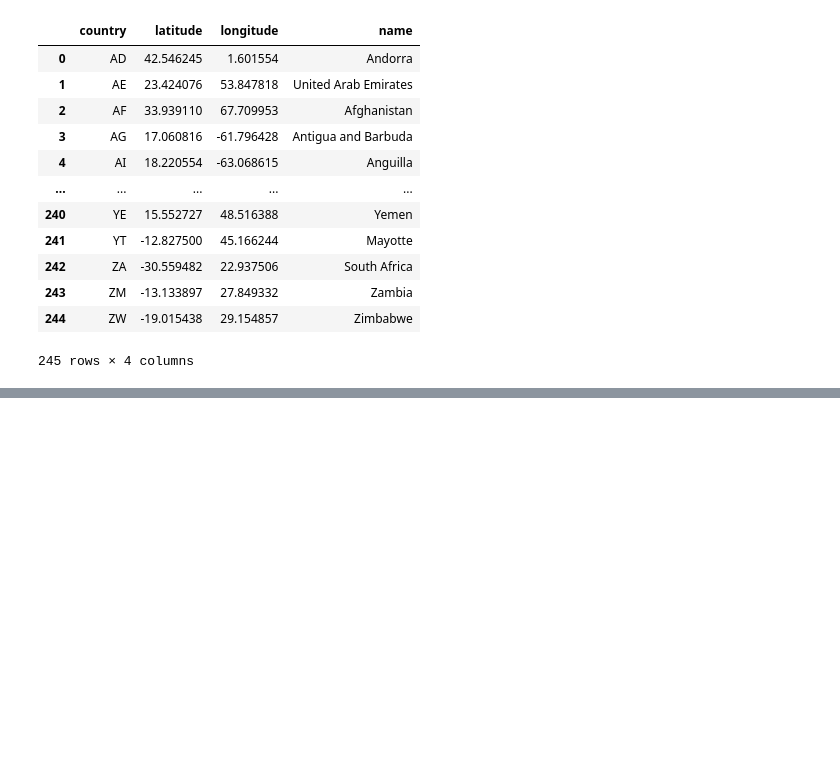
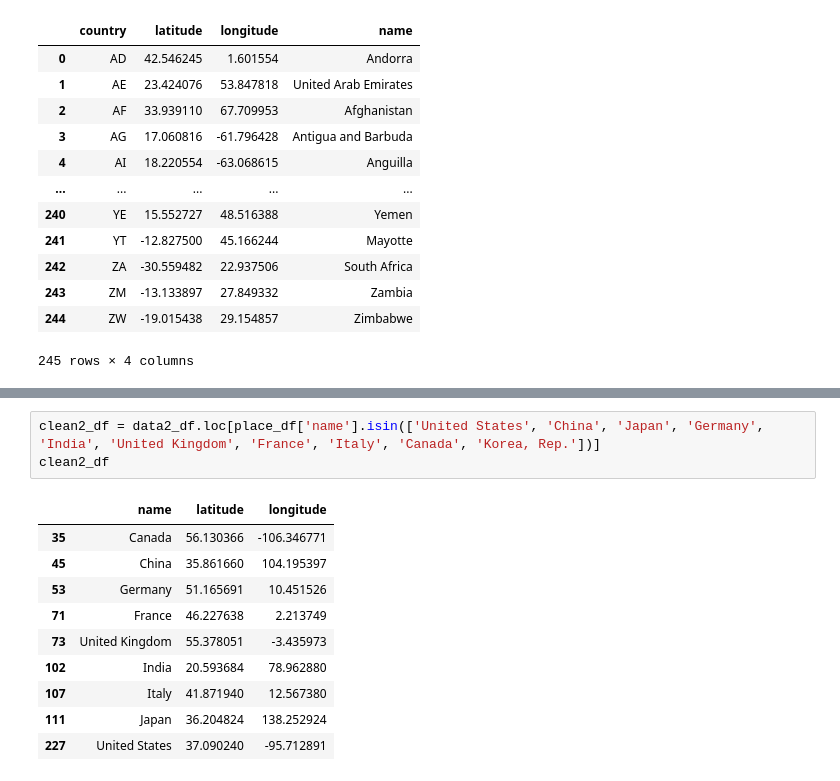
Before and after one commit to rasemanb/prioject3, a Jupyter notebook: Tables/Sql Data.ipynb, the cells around one changed output, grey strips where cells are left out. Cells and saved outputs as stored; diff of their text form; blank space fills up the shorter version.

```diff
--- a/Tables/Sql Data.ipynb
+++ b/Tables/Sql Data.ipynb
@@ -116,0 +142,14 @@ place_df
+# %%
+clean2_df = data2_df.loc[place_df['name'].isin(['United States', 'China', 'Japan', 'Germany', 'India', 'United Kingdom', 'France', 'Italy', 'Canada', 'Korea, Rep.'])]
+clean2_df
+# %% [output]
+|  | name | latitude | longitude |
+| 35 | Canada | 56.130366 | -106.346771 |
+| 45 | China | 35.861660 | 104.195397 |
+| 53 | Germany | 51.165691 | 10.451526 |
+| 71 | France | 46.227638 | 2.213749 |
+| 73 | United Kingdom | 55.378051 | -3.435973 |
+| 102 | India | 20.593684 | 78.962880 |
+| 107 | Italy | 41.871940 | 12.567380 |
+| 111 | Japan | 36.204824 | 138.252924 |
+| 227 | United States | 37.090240 | -95.712891 |
```
Also changed, not shown: parts of 8 cells of this notebook.
